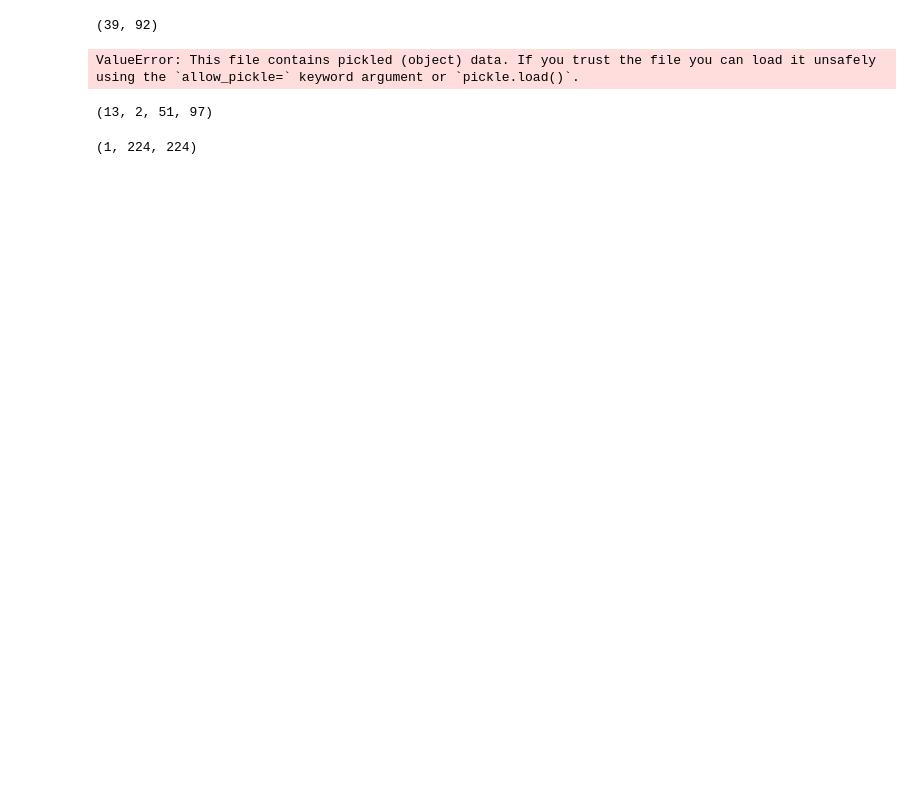
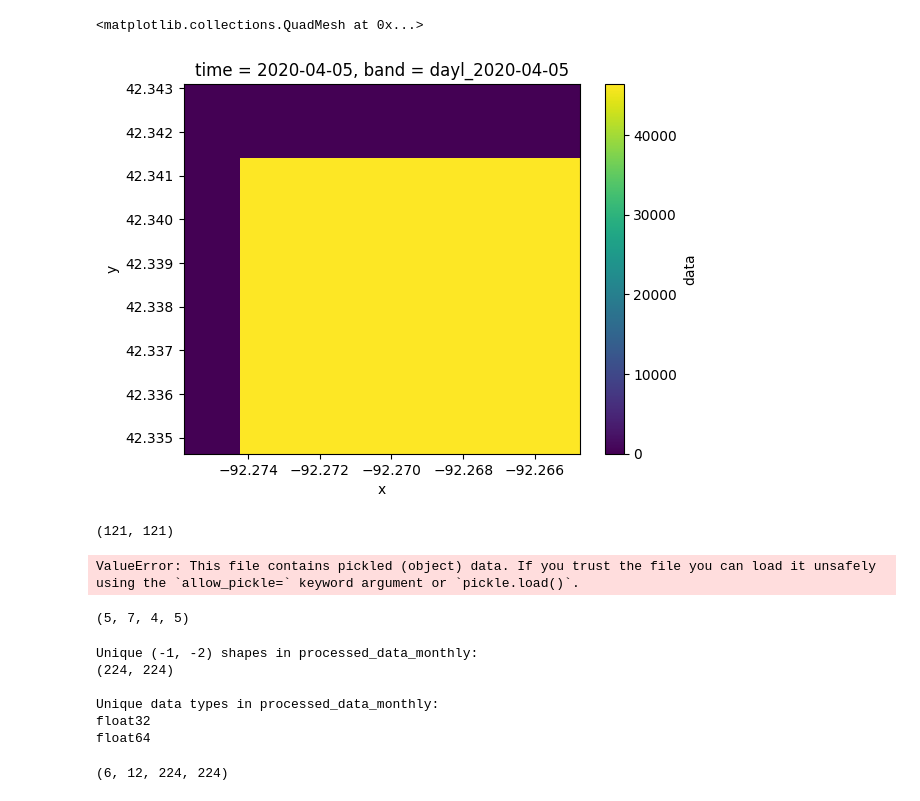
Before and after one commit to baskargroup/ISA_Yield, a Jupyter notebook: data_test.ipynb, the cells around one changed output. Cells and saved outputs as stored; diff of their text form; code cells hidden in the pictures; blank space fills up the shorter version.

Commit message:
DEV: Updated code to: 1. Process all the years' data (Matching dates, aggregating monthly, biweekly).

```diff
--- a/data_test.ipynb
+++ b/data_test.ipynb
@@ -5,25 +6,64 @@ import rasterio
+# %%
+xdata = xr.open_dataset('unprocessed_data/WEATHER/ST2020IA0004_Soybean.nc')
+xdata['data'].isel(band=0, time=0).plot()
+# %% [output]
+<matplotlib.collections.QuadMesh at 0x...>
+[figure, added]
 # %%
-with rasterio.open('unprocessed_data/S1GRD/ST2024IA0008_Soybean.tif') as dataset:
+with rasterio.open('unprocessed_data/yield_geotiffs/ST2019IA0007_Soybean.tif') as dataset:
     # Get the shape (height, width) and number of bands
     height, width = dataset.shape
     bands = dataset.count
     print(dataset.shape)
 # %% [output]
-(39, 92)
+(121, 121)
 # %%
 np.load('unprocessed_data/S1GRD/ST2024IA0008_Soybean.tif',allow_pickle=True)
 # %% [output]
 ValueError: This file contains pickled (object) data. If you trust the file you can load it unsafely using the `allow_pickle=` keyword argument or `pickle.load()`.
 # %%
-test = np.load('unprocessed_data/S1GRD/ST2024IA0075_Soybean.npy')
+test = np.load('unprocessed_data/WEATHER/ST2019IA0007_Soybean.npy')
 test.shape
 # %% [output]
-(13, 2, 51, 97)
+(5, 7, 4, 5)
+# %%
+root_dir = 'processed_data_monthly'
+shapes = set()
+dtypes = dict()  # dtype: sample file
+
+for subdir, dirs, files in os.walk(root_dir):
+    for file in files:
+        if file.endswith('.npy'):
+            file_path = os.path.join(subdir, file)
+            try:
+                arr = np.load(file_path, mmap_mode='r')
+                # Only keep the last two dimensions
+                shape = arr.shape[-2:] if len(arr.shape) >= 2 else arr.shape
+                shapes.add(shape)
+                if arr.dtype not in dtypes:
+                    dtypes[arr.dtype] = file_path
+            except Exception as e:
+                print(f"Error loading {file_path}: {e}")
+
+print("Unique (-1, -2) shapes in processed_data_monthly:")
+for s in sorted(shapes):
+    print(s)
+
+print("\nUnique data types in processed_data_monthly (with a sample file):")
+for dtype, sample_file in dtypes.items():
+    print(f"{dtype}: {sample_file}")
+# %% [output]
+Unique (-1, -2) shapes in processed_data_monthly:
+(224, 224)
+
+Unique data types in processed_data_monthly:
+float32
+float64
 # %%
-test = np.load('processed_data/yield_geotiffs/ST2024IA0001_Corn.npy')
+test = np.load('processed_data_monthly/S2L2A/ST2019IA0007_Soybean.npy')
 test.shape
 # %% [output]
-(1, 224, 224)
+(6, 12, 224, 224)
 # %%
 root_dir = './data_download/S1/final_s1'
 cnt = 0
```
Also changed, not shown: parts of 1 cell of this notebook, 7 other files.
